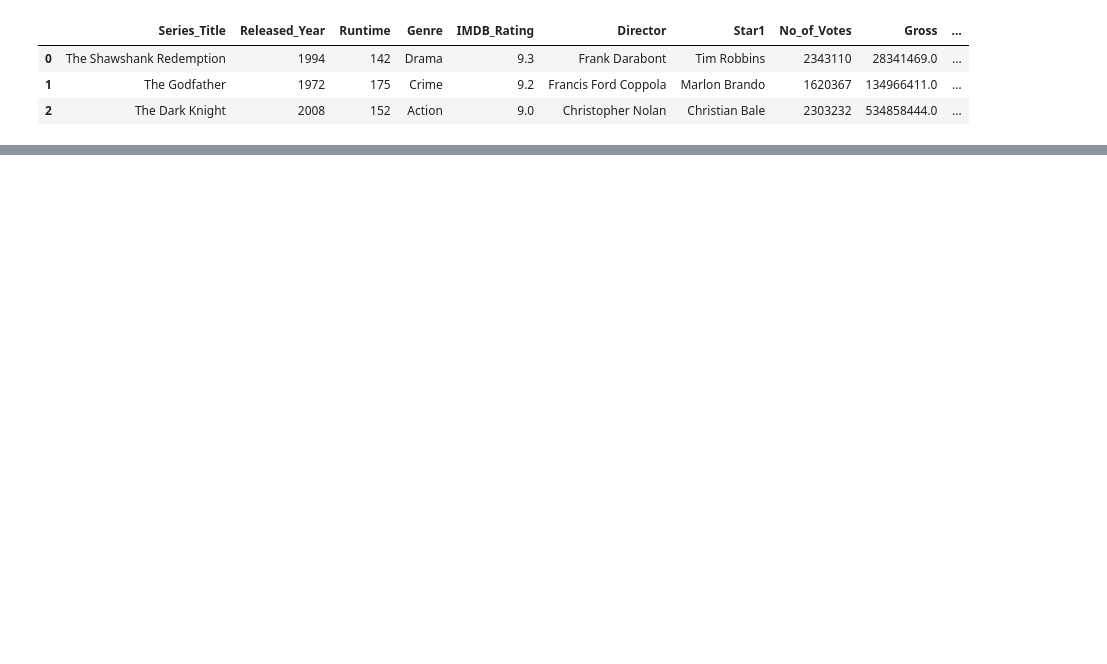
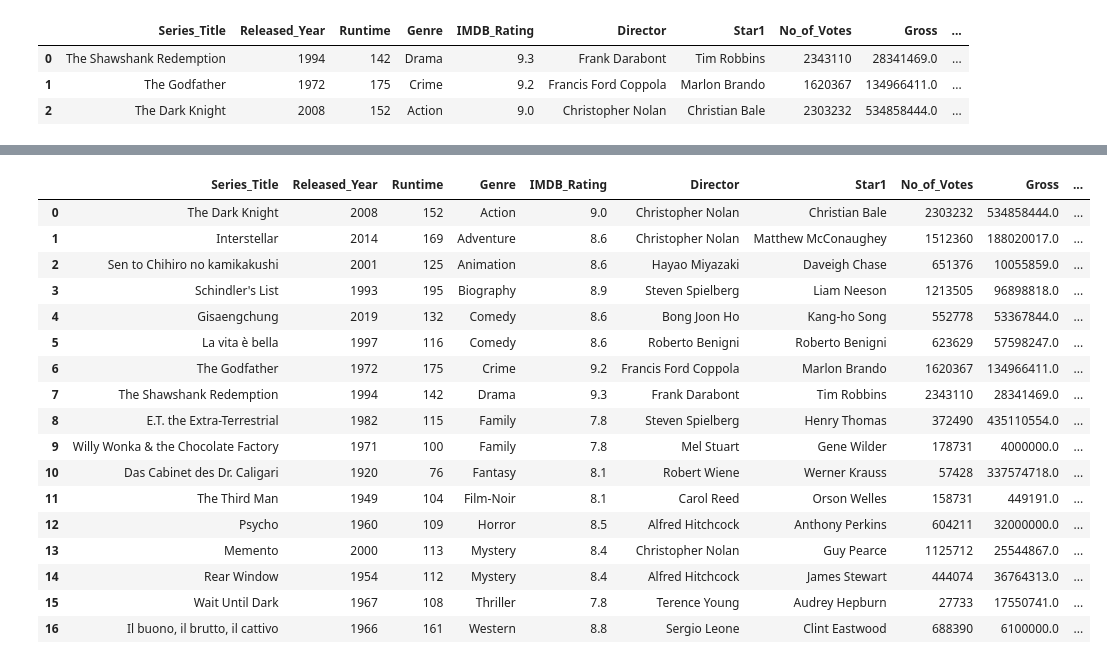
Before and after one commit to fahim-506/eda-with-python, a Jupyter notebook: notebooks/07_pandas_groupby.ipynb, the cells around one changed output, grey strips where cells are left out. Saved outputs shown, nothing was run; the diff lists cells and outputs as text; code cells hidden in the pictures; blank space fills up the shorter version.

Commit message:
pandas groupby file updated

```diff
--- a/notebooks/07_pandas_groupby.ipynb
+++ b/notebooks/07_pandas_groupby.ipynb
@@ -9,3 +9,5 @@ movies.head(3)
 | 0 | The Shawshank Redemption | 1994 | 142 | Drama | 9.3 | Frank Darabont | Tim Robbins | 2343110 | 28341469.0 | ... |
 | 1 | The Godfather | 1972 | 175 | Crime | 9.2 | Francis Ford Coppola | Marlon Brando | 1620367 | 134966411.0 | ... |
 | 2 | The Dark Knight | 2008 | 152 | Action | 9.0 | Christopher Nolan | Christian Bale | 2303232 | 534858444.0 | ... |
+# %%
+genres = movies.groupby('Genre')
@@ -11,0 +312,36 @@ movies.head(3)
+# %%
+# looping on groups
+
+# df = pd.DataFrame(columns=movies.columns)
+# for group,data in genres:
+#     df = df.concat(data[data['IMDB_Rating'] == data['IMDB_Rating'].max()])
+# df
+
+
+
+df = pd.DataFrame(columns=movies.columns)
+
+for group, data in genres:
+    max_row = data[data['IMDB_Rating'] == data['IMDB_Rating'].max()]
+    df = pd.concat([df, max_row], ignore_index=True)
+
+df
+# %% [output]
+|  | Series_Title | Released_Year | Runtime | Genre | IMDB_Rating | Director | Star1 | No_of_Votes | Gross | ... |
+| 0 | The Dark Knight | 2008 | 152 | Action | 9.0 | Christopher Nolan | Christian Bale | 2303232 | 534858444.0 | ... |
+| 1 | Interstellar | 2014 | 169 | Adventure | 8.6 | Christopher Nolan | Matthew McConaughey | 1512360 | 188020017.0 | ... |
+| 2 | Sen to Chihiro no kamikakushi | 2001 | 125 | Animation | 8.6 | Hayao Miyazaki | Daveigh Chase | 651376 | 10055859.0 | ... |
+| 3 | Schindler's List | 1993 | 195 | Biography | 8.9 | Steven Spielberg | Liam Neeson | 1213505 | 96898818.0 | ... |
+| 4 | Gisaengchung | 2019 | 132 | Comedy | 8.6 | Bong Joon Ho | Kang-ho Song | 552778 | 53367844.0 | ... |
+| 5 | La vita è bella | 1997 | 116 | Comedy | 8.6 | Roberto Benigni | Roberto Benigni | 623629 | 57598247.0 | ... |
+| 6 | The Godfather | 1972 | 175 | Crime | 9.2 | Francis Ford Coppola | Marlon Brando | 1620367 | 134966411.0 | ... |
+| 7 | The Shawshank Redemption | 1994 | 142 | Drama | 9.3 | Frank Darabont | Tim Robbins | 2343110 | 28341469.0 | ... |
+| 8 | E.T. the Extra-Terrestrial | 1982 | 115 | Family | 7.8 | Steven Spielberg | Henry Thomas | 372490 | 435110554.0 | ... |
+| 9 | Willy Wonka & the Chocolate Factory | 1971 | 100 | Family | 7.8 | Mel Stuart | Gene Wilder | 178731 | 4000000.0 | ... |
+| 10 | Das Cabinet des Dr. Caligari | 1920 | 76 | Fantasy | 8.1 | Robert Wiene | Werner Krauss | 57428 | 337574718.0 | ... |
+| 11 | The Third Man | 1949 | 104 | Film-Noir | 8.1 | Carol Reed | Orson Welles | 158731 | 449191.0 | ... |
+| 12 | Psycho | 1960 | 109 | Horror | 8.5 | Alfred Hitchcock | Anthony Perkins | 604211 | 32000000.0 | ... |
+| 13 | Memento | 2000 | 113 | Mystery | 8.4 | Christopher Nolan | Guy Pearce | 1125712 | 25544867.0 | ... |
+| 14 | Rear Window | 1954 | 112 | Mystery | 8.4 | Alfred Hitchcock | James Stewart | 444074 | 36764313.0 | ... |
+| 15 | Wait Until Dark | 1967 | 108 | Thriller | 7.8 | Terence Young | Audrey Hepburn | 27733 | 17550741.0 | ... |
+| 16 | Il buono, il brutto, il cattivo | 1966 | 161 | Western | 8.8 | Sergio Leone | Clint Eastwood | 688390 | 6100000.0 | ... |
```
Also changed, not shown: parts of 25 cells of this notebook.
